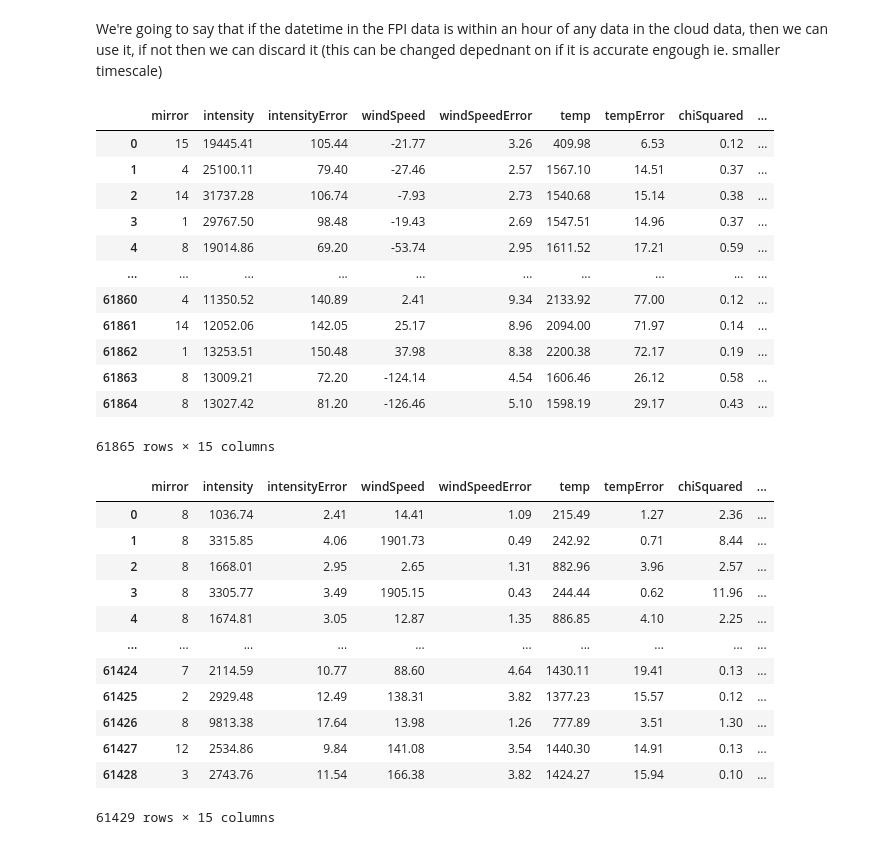
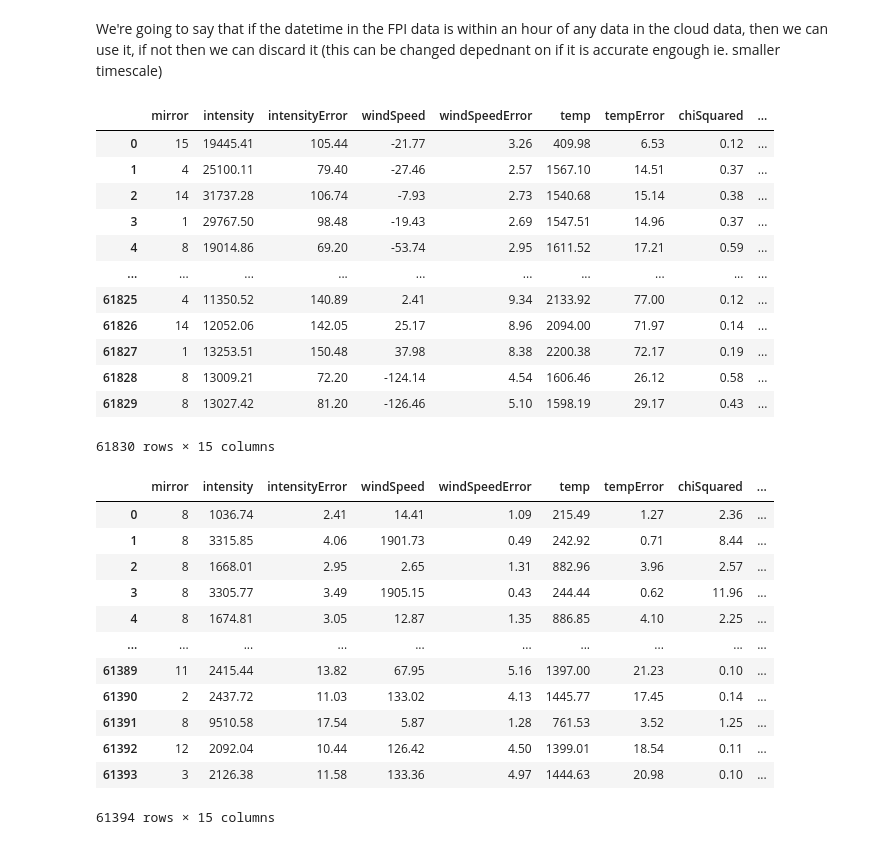
Before and after one commit to elliotdable/fp_ml_ucl, a Jupyter notebook: data_processing.ipynb, the cells around one changed output. Drawn from its saved outputs; the diff is of its cells as text; code cells hidden in the pictures.

```diff
--- a/data_processing.ipynb
+++ b/data_processing.ipynb
@@ -303,11 +303,12 @@ def find_closest_datetime_with_values(fpi_df, cloud_df, hours=0.1):
 # %%
 # specify the closeness of the datetime values to be merged in hours (change this accordingly, if the <hours> paramter is too small, it will return a small dataframe
 # as it returns None values and drops them if there are no values within that specified time difference)
-hours = 0.1
+seconds = 30
+hours = seconds/3600
 # Find closest date time with values
 sodankyla_red_merged = find_closest_datetime_with_values(sodankyla_red_fpi_data, sodankyla_cloud_data, hours=hours)
 # %%
-sodankyla_red_merged.to_csv(sodankyla_dir + f'sodankyla_red_merged({hours}_hours_diff).csv', index=False)
+sodankyla_red_merged.to_csv(sodankyla_dir + f'sodankyla_red_merged({seconds}_seconds_diff).csv', index=False)
 sodankyla_red_merged
 # %% [output]
 |  | mirror | intensity | intensityError | windSpeed | windSpeedError | temp | tempError | chiSquared | ... |
@@ -317,28 +318,28 @@ sodankyla_red_merged
 | 3 | 1 | 29767.50 | 98.48 | -19.43 | 2.69 | 1547.51 | 14.96 | 0.37 | ... |
 | 4 | 8 | 19014.86 | 69.20 | -53.74 | 2.95 | 1611.52 | 17.21 | 0.59 | ... |
 | ... | ... | ... | ... | ... | ... | ... | ... | ... | ... |
-| 61860 | 4 | 11350.52 | 140.89 | 2.41 | 9.34 | 2133.92 | 77.00 | 0.12 | ... |
-| 61861 | 14 | 12052.06 | 142.05 | 25.17 | 8.96 | 2094.00 | 71.97 | 0.14 | ... |
-| 61862 | 1 | 13253.51 | 150.48 | 37.98 | 8.38 | 2200.38 | 72.17 | 0.19 | ... |
-| 61863 | 8 | 13009.21 | 72.20 | -124.14 | 4.54 | 1606.46 | 26.12 | 0.58 | ... |
-| 61864 | 8 | 13027.42 | 81.20 | -126.46 | 5.10 | 1598.19 | 29.17 | 0.43 | ... |
+| 61825 | 4 | 11350.52 | 140.89 | 2.41 | 9.34 | 2133.92 | 77.00 | 0.12 | ... |
+| 61826 | 14 | 12052.06 | 142.05 | 25.17 | 8.96 | 2094.00 | 71.97 | 0.14 | ... |
+| 61827 | 1 | 13253.51 | 150.48 | 37.98 | 8.38 | 2200.38 | 72.17 | 0.19 | ... |
+| 61828 | 8 | 13009.21 | 72.20 | -124.14 | 4.54 | 1606.46 | 26.12 | 0.58 | ... |
+| 61829 | 8 | 13027.42 | 81.20 | -126.46 | 5.10 | 1598.19 | 29.17 | 0.43 | ... |
-61865 rows × 15 columns
+61830 rows × 15 columns
 # %%
 kiruna_red_merged = find_closest_datetime_with_values(kiruna_red_fpi_data, kiruna_cloud_data, hours)
 # %%
-kiruna_red_merged.to_csv(kiruna_dir +  f'kiruna_red_merged({hours}_hours_diff).csv', index=False)
+kiruna_red_merged.to_csv(kiruna_dir +  f'kiruna_red_merged({seconds}_seconds_diff).csv', index=False)
 kiruna_red_merged
 # %% [output]
 |  | mirror | intensity | intensityError | windSpeed | windSpeedError | temp | tempError | chiSquared | ... |
 | 0 | 8 | 1036.74 | 2.41 | 14.41 | 1.09 | 215.49 | 1.27 | 2.36 | ... |
 | 1 | 8 | 3315.85 | 4.06 | 1901.73 | 0.49 | 242.92 | 0.71 | 8.44 | ... |
 | 2 | 8 | 1668.01 | 2.95 | 2.65 | 1.31 | 882.96 | 3.96 | 2.57 | ... |
 | 3 | 8 | 3305.77 | 3.49 | 1905.15 | 0.43 | 244.44 | 0.62 | 11.96 | ... |
 | 4 | 8 | 1674.81 | 3.05 | 12.87 | 1.35 | 886.85 | 4.10 | 2.25 | ... |
 | ... | ... | ... | ... | ... | ... | ... | ... | ... | ... |
-| 61424 | 7 | 2114.59 | 10.77 | 88.60 | 4.64 | 1430.11 | 19.41 | 0.13 | ... |
-| 61425 | 2 | 2929.48 | 12.49 | 138.31 | 3.82 | 1377.23 | 15.57 | 0.12 | ... |
-| 61426 | 8 | 9813.38 | 17.64 | 13.98 | 1.26 | 777.89 | 3.51 | 1.30 | ... |
-| 61427 | 12 | 2534.86 | 9.84 | 141.08 | 3.54 | 1440.30 | 14.91 | 0.13 | ... |
-| 61428 | 3 | 2743.76 | 11.54 | 166.38 | 3.82 | 1424.27 | 15.94 | 0.10 | ... |
+| 61389 | 11 | 2415.44 | 13.82 | 67.95 | 5.16 | 1397.00 | 21.23 | 0.10 | ... |
+| 61390 | 2 | 2437.72 | 11.03 | 133.02 | 4.13 | 1445.77 | 17.45 | 0.14 | ... |
+| 61391 | 8 | 9510.58 | 17.54 | 5.87 | 1.28 | 761.53 | 3.52 | 1.25 | ... |
+| 61392 | 12 | 2092.04 | 10.44 | 126.42 | 4.50 | 1399.01 | 18.54 | 0.11 | ... |
+| 61393 | 3 | 2126.38 | 11.58 | 133.36 | 4.97 | 1444.63 | 20.98 | 0.10 | ... |
-61429 rows × 15 columns
+61394 rows × 15 columns
```
Also changed, not shown: 2 other files.
